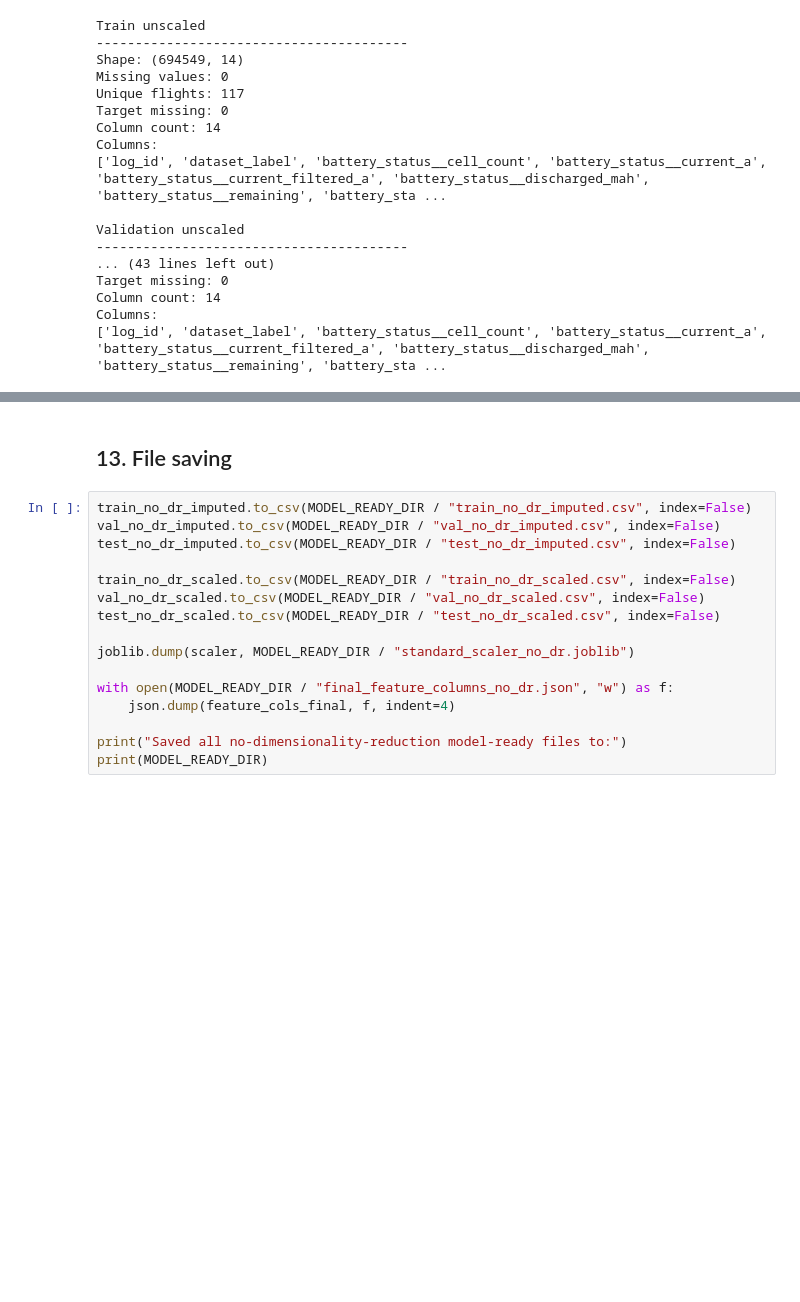
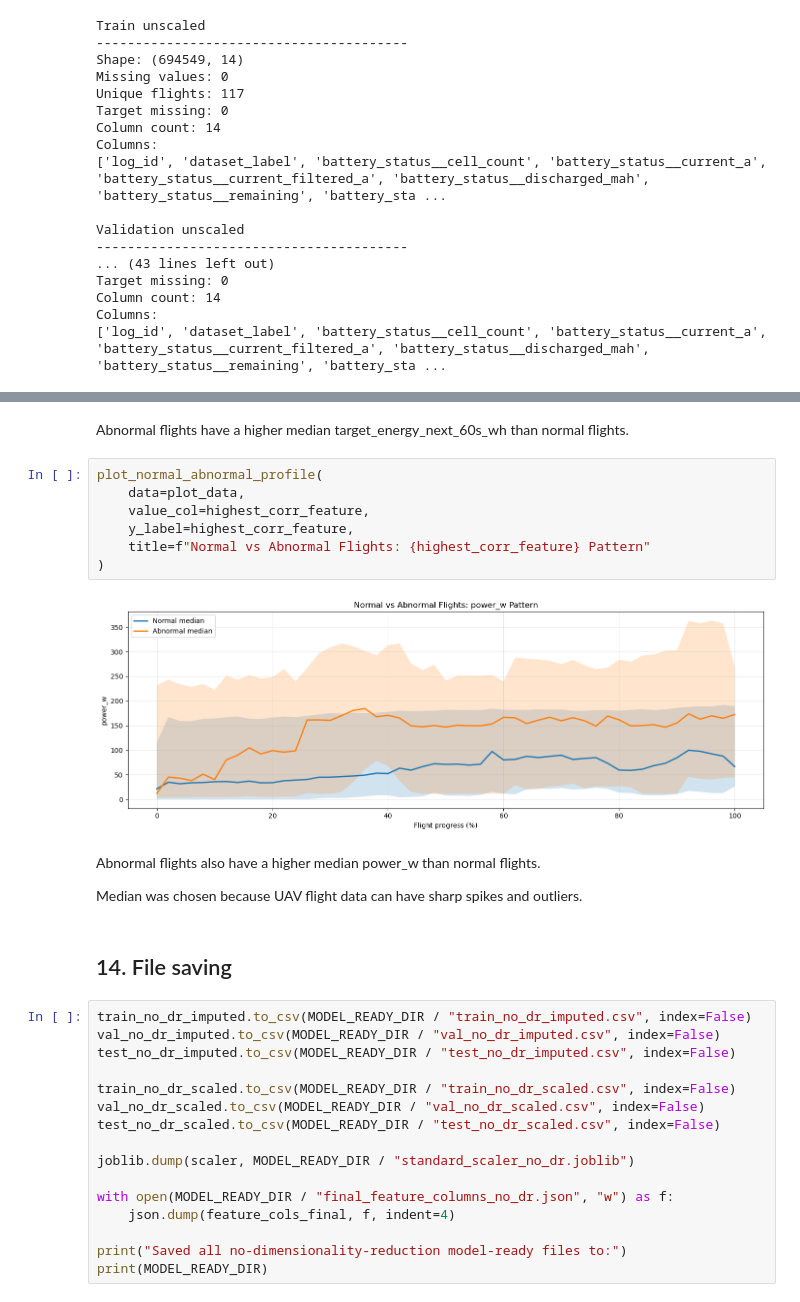
Before and after one commit to arjjunck/uav-thesis, a Jupyter notebook: uav_px4_dataset_project/notebooks/02_preprocessing_no_dimensionality_reduction.ipynb, the cells around one changed output, grey strips where cells are left out. Drawn from its saved outputs; the diff is of its cells as text; blank space fills up the shorter version.

```diff
--- a/uav_px4_dataset_project/notebooks/02_preprocessing_no_dimensionality_reduction.ipynb
+++ b/uav_px4_dataset_project/notebooks/02_preprocessing_no_dimensionality_reduction.ipynb
@@ -790,5 +926,21 @@ Columns:
+# %% [markdown]
+Abnormal flights have a higher median target_energy_next_60s_wh than normal flights.
+# %%
+plot_normal_abnormal_profile(
+    data=plot_data,
+    value_col=highest_corr_feature,
+    y_label=highest_corr_feature,
+    title=f"Normal vs Abnormal Flights: {highest_corr_feature} Pattern"
+)
+# %% [output]
+[figure, added]
+# %% [markdown]
+
+Abnormal flights also have a higher median power_w than normal flights.
+
+Median was chosen because UAV flight data can have sharp spikes and outliers.
 # %% [markdown]
-## 13. File saving
+## 14. File saving
 # %%
 train_no_dr_imputed.to_csv(MODEL_READY_DIR / "train_no_dr_imputed.csv", index=False)
 val_no_dr_imputed.to_csv(MODEL_READY_DIR / "val_no_dr_imputed.csv", index=False)
```
Also changed, not shown: parts of 5 cells of this notebook, 1 other file.
